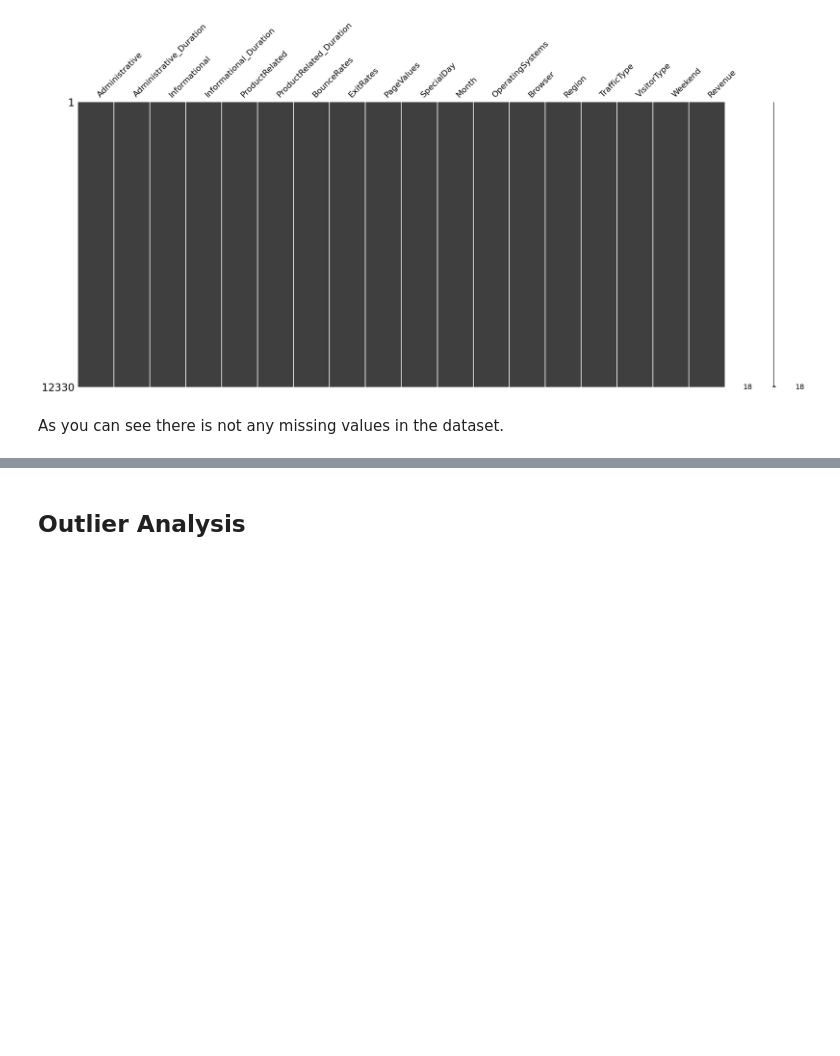
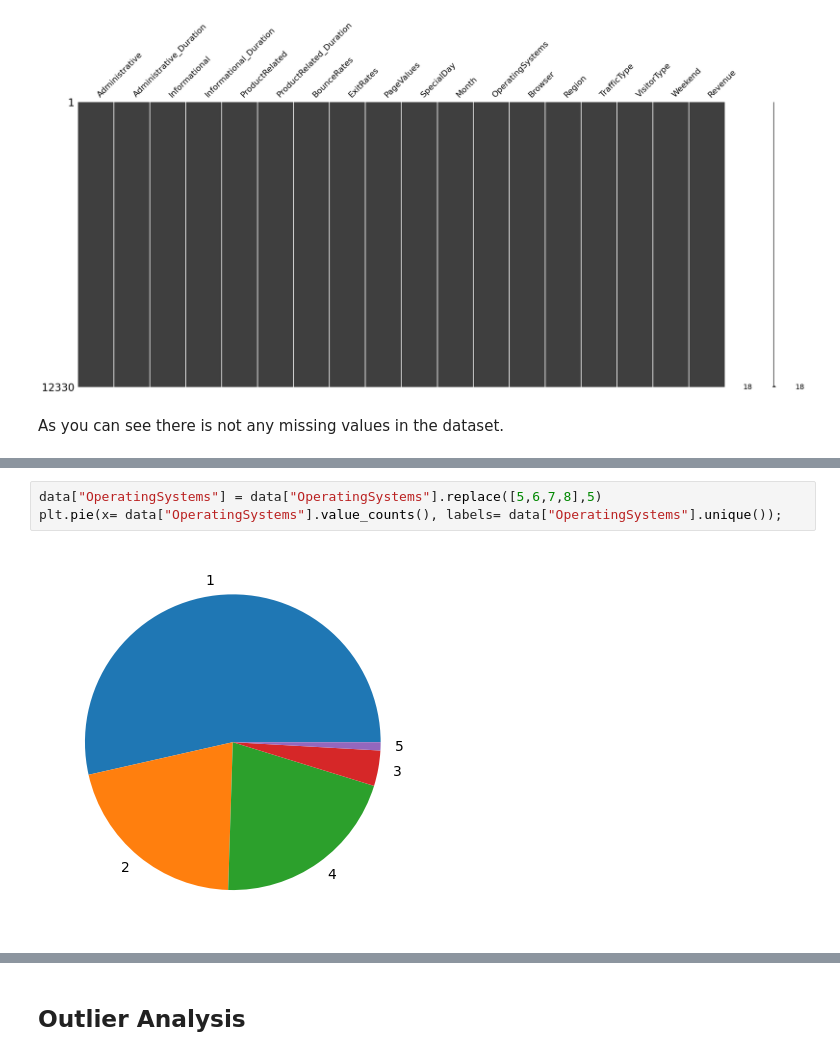
Before and after one commit to yilmazburakbas/purchasing-intention, a Jupyter notebook: Purchasing_Intention.ipynb, the cells around one changed output, grey strips where cells are left out. Cells and saved outputs as stored; diff of their text form; blank space fills up the shorter version.

```diff
--- a/Purchasing_Intention.ipynb
+++ b/Purchasing_Intention.ipynb
@@ -140,0 +154,5 @@ As you can see there is not any missing values in the dataset.
+# %%
+data["OperatingSystems"] = data["OperatingSystems"].replace([5,6,7,8],5)
+plt.pie(x= data["OperatingSystems"].value_counts(), labels= data["OperatingSystems"].unique());
+# %% [output]
+[figure, added]
```
Also changed, not shown: parts of 9 cells of this notebook.
